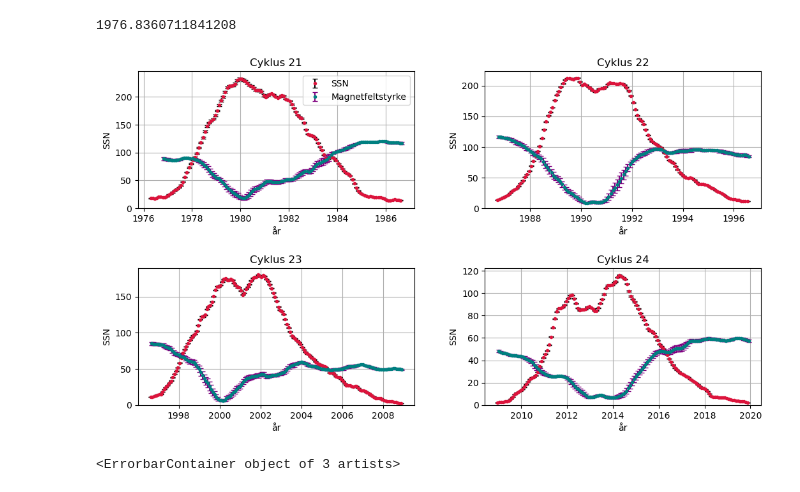
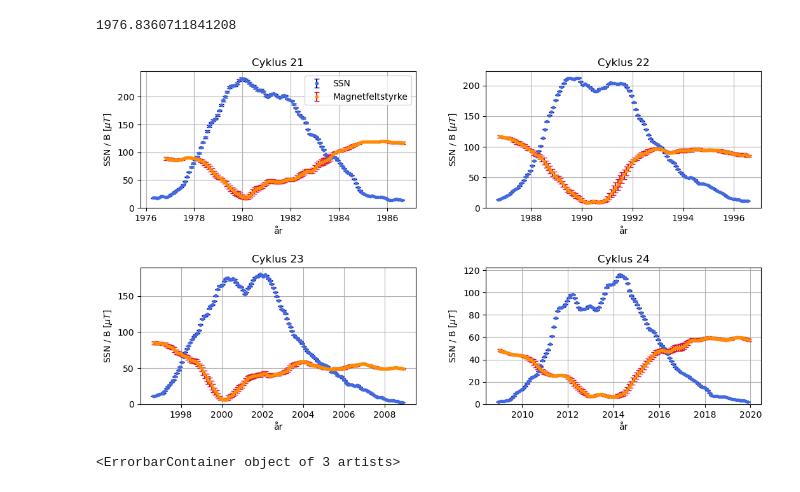
Before and after one commit to Focus9752/Solpletter_projekt, a Jupyter notebook: ok/Endelig.ipynb, the cells around one changed output. Cells and saved outputs as stored; diff of their text form; code cells hidden in the pictures.

```diff
--- a/ok/Endelig.ipynb
+++ b/ok/Endelig.ipynb
@@ -45,7 +45,8 @@ for k in range( len(Proxy_minimum_dato)-1 ):
         u = Usikker_SSN[Maske]
         Cykler.append([x,y,u])
 # %%
-loc = r"C:\Users\chris\OneDrive\Uni\Data og projekt\Solpletter_projekt\Magnus carlsen\data\WSO_smoothed.csv"
+#loc = r"C:\Users\chris\OneDrive\Uni\Data og projekt\Solpletter_projekt\Magnus carlsen\data\WSO_smoothed.csv"
+loc = r"C:\Users\marcu\OneDrive\Documents\GitHub\Solpletter_projekt\Magnus carlsen\data\WSO_smoothed.csv"
 
 column_names = ['Date', 'Magnetic_field' , 'Usikkerhed']
 wso_smoothed_data = pd.read_csv(loc, names=column_names, delimiter=',', skiprows=1)
@@ -66,6 +67,14 @@ for k in range( len(Proxy_minimum_dato[-5:])-1 ):
         y = Mag[Maske]
         u = Usikker_mag[Maske]
         Magnetfelt.append([x,y,u])
+# %%
+# Set of colours for the first data
+color_SSN = 'royalblue'  # Colour for the data points
+color_SSN_uncert = 'darkblue'  # Colour for the uncertainties
+
+# Set of colours for the second data
+color_WSO = 'darkorange'  # Colour for the data points
+color_WSO_uncert = 'crimson'  # Colour for the uncertainties
 # %%
 #Størrelse af billede
 plt.figure(figsize=(14,8))
@@ -74,50 +83,50 @@ plt.figure(figsize=(14,8))
 #Plot over x-position som funktion af tid:
 plot1=plt.subplot2grid((100,100),(0,0),rowspan=35,colspan=40)
 plot1.set_title('Cyklus 21')
-plot1.errorbar(*Cykler[20], fmt='.' , capsize=3 , color='crimson' , ecolor='black' , label='SSN')
-plot1.errorbar(*Magnetfelt[20], fmt='.' , capsize=3, color='teal' , ecolor='purple' , label='Magnetfeltstyrke')
+plot1.errorbar(*Cykler[20], fmt='.' , capsize=3 , color=color_SSN , ecolor=color_SSN_uncert , label='SSN')
+plot1.errorbar(*Magnetfelt[20], fmt='.' , capsize=3, color=color_WSO , ecolor=color_WSO_uncert , label='Magnetfeltstyrke')
 plot1.set_xlabel('år')
-plot1.set_ylabel('SSN')
+plot1.set_ylabel(r'SSN / B [$\mu T$]')
 plot1.set_ylim(0)
 plot1.grid()
 plot1.legend()
 
 #Plot over x- og y-position:
 plot2=plt.subplot2grid((100,100),(0,50),rowspan=35, colspan=40)
 plot2.set_title('Cyklus 22')
-plot2.errorbar(*Cykler[21], fmt='.' , capsize=3, color='crimson' , ecolor='black')
-plot2.errorbar(*Magnetfelt[21], fmt='.' , capsize=3, color='teal' , ecolor='purple')
+plot2.errorbar(*Cykler[21], fmt='.' , capsize=3, color=color_SSN , ecolor=color_SSN_uncert)
+plot2.errorbar(*Magnetfelt[21], fmt='.' , capsize=3, color=color_WSO , ecolor=color_WSO_uncert)
 plot2.set_xlabel('år')
-plot2.set_ylabel('SSN')
+plot2.set_ylabel(r'SSN / B [$\mu T$]')
 plot2.set_ylim(0)
 plot2.grid()
 
 
 #Plot over y-position som funktion af tid:
 plot3=plt.subplot2grid((100,100),(50,0),rowspan=35, colspan=40)
 plot3.set_title('Cyklus 23')
-plot3.errorbar(*Cykler[22], fmt='.' , capsize=3, color='crimson' , ecolor='black')
-plot3.errorbar(*Magnetfelt[22], fmt='.' , capsize=3, color='teal' , ecolor='purple')
+plot3.errorbar(*Cykler[22], fmt='.' , capsize=3, color=color_SSN , ecolor=color_SSN_uncert)
+plot3.errorbar(*Magnetfelt[22], fmt='.' , capsize=3, color=color_WSO , ecolor=color_WSO_uncert)
 plot3.set_xlabel('år')
-plot3.set_ylabel('SSN')
+plot3.set_ylabel(r'SSN / B [$\mu T$]')
 plot3.set_ylim(0)
 plot3.grid()
 
 
 #Plot over fart som funktion af tid
 plot4=plt.subplot2grid((100,100),(50,50),rowspan=35, colspan=40)
 plot4.set_title('Cyklus 24')
-plot4.errorbar(*Cykler[23], fmt='.' , capsize=3, color='crimson' , ecolor='black')
-plot4.errorbar(*Magnetfelt[23], fmt='.' , capsize=3, color='teal' , ecolor='purple')
+plot4.errorbar(*Cykler[23], fmt='.' , capsize=3, color=color_SSN , ecolor=color_SSN_uncert)
+plot4.errorbar(*Magnetfelt[23], fmt='.' , capsize=3, color=color_WSO , ecolor=color_WSO_uncert)
 plot4.set_xlabel('år')
-plot4.set_ylabel('SSN')
+plot4.set_ylabel(r'SSN / B [$\mu T$]')
 plot4.set_ylim(0)
 plot4.grid()
 
 print(Dato_m[0])
 # %% [output]
 1976.8360711841208
-[figure, old version]
+[figure, new version]
 # %%
 plt.errorbar(*Cykler[20], fmt='.' , capsize=3, ecolor='orange')
 # %% [output]
```
Also changed, not shown: 5 other files.
